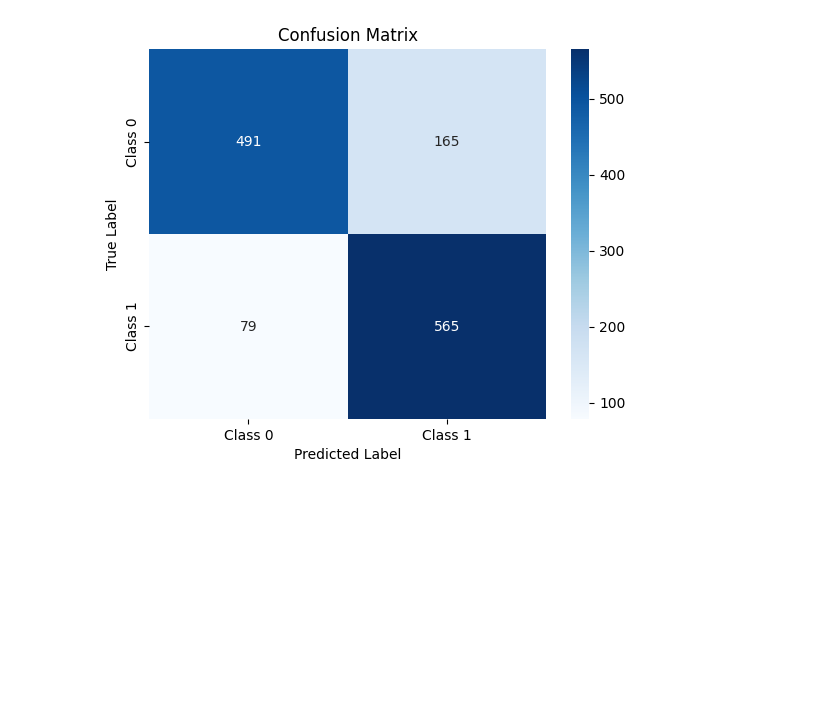
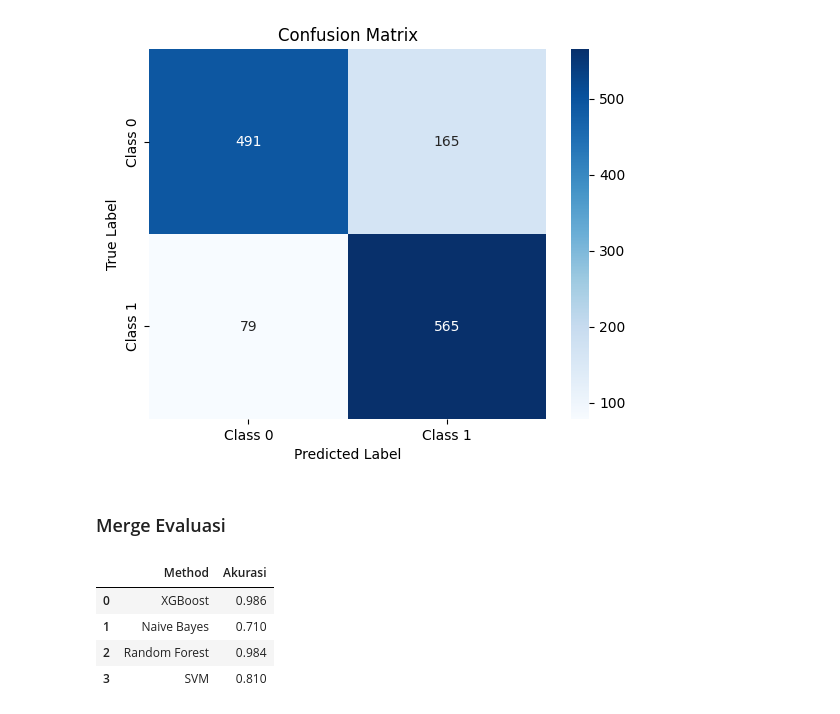
Before and after one commit to InMyDream21/Stunting-Classification, a Jupyter notebook: Stunting_Classification_Machine_Learning.ipynb, the cells around one changed output. Drawn from its saved outputs; the diff is of its cells as text; code cells hidden in the pictures; blank space fills up the shorter version.

Commit message:
Merge Evaluasi

```diff
--- a/Stunting_Classification_Machine_Learning.ipynb
+++ b/Stunting_Classification_Machine_Learning.ipynb
@@ -402,3 +402,19 @@ plt.title("Confusion Matrix")
 plt.show()
 # %% [output]
 [figure]
+# %% [markdown]
+### Merge Evaluasi
+# %%
+import pandas as pd
+
+models = ['XGBoost', 'Naive Bayes', 'Random Forest', 'SVM']
+accuracy = [0.986, 0.71, 0.984, 0.81]
+
+df = pd.DataFrame({'Method': models, 'Akurasi': accuracy})
+df
+# %% [output]
+|  | Method | Akurasi |
+| 0 | XGBoost | 0.986 |
+| 1 | Naive Bayes | 0.710 |
+| 2 | Random Forest | 0.984 |
+| 3 | SVM | 0.810 |
```
Also changed, not shown: parts of 2 cells of this notebook.
